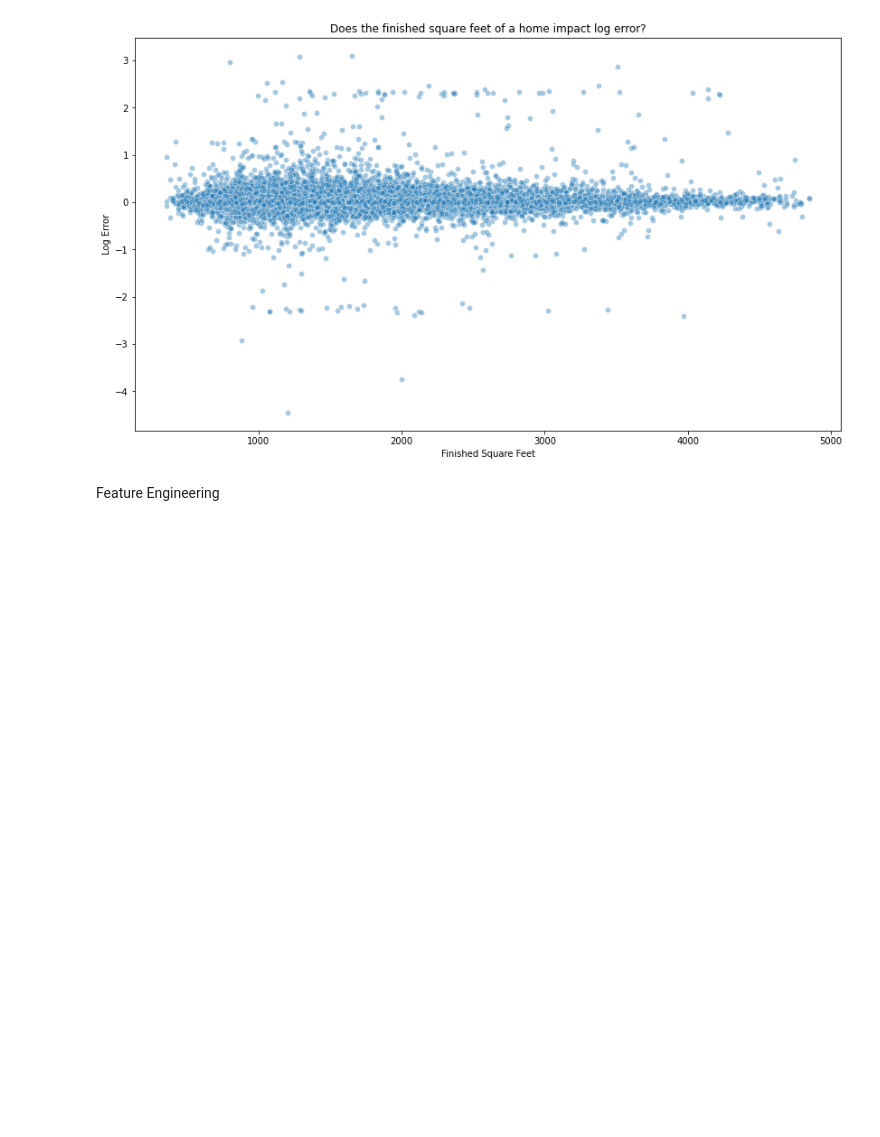
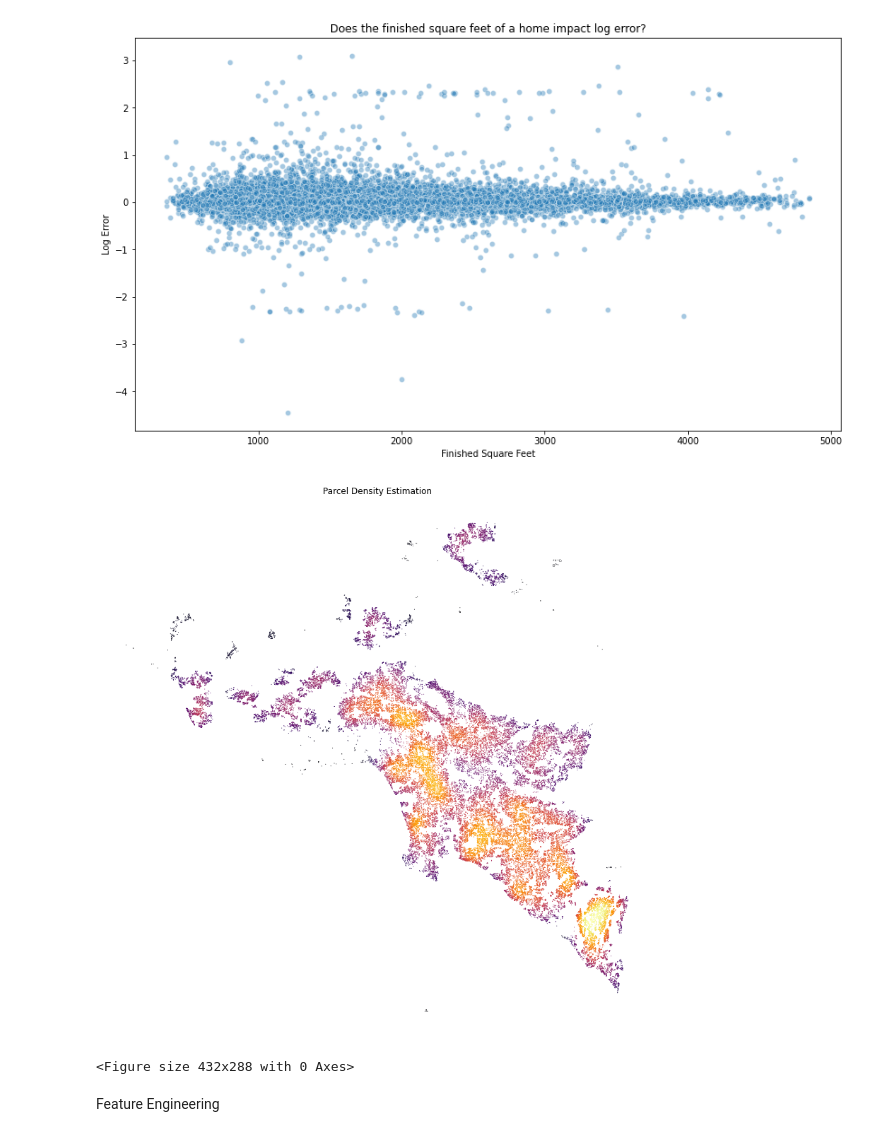
Before and after one commit to clustering-for-log-error/clustering-for-log-error, a Jupyter notebook: chase_notebook.ipynb, the cells around one changed output. Cells and saved outputs as stored; diff of their text form; code cells hidden in the pictures; blank space fills up the shorter version.

```diff
--- a/chase_notebook.ipynb
+++ b/chase_notebook.ipynb
@@ -402,13 +409,18 @@ plt.show()
 # %% [output]
 [figure]
 # %%
-# parcelDensity30000 = cluster.get_pde(df,30000)
+parcelDensity30000 = cluster.get_pde(df,30000)
 
-# plt.figure(figsize=(14,14))
-# plt.axis("off")
-# plt.title("Parcel Density Estimation")
-# plt.scatter(df['longitude'].values, df['latitude'].values, c=parcelDensity30000,cmap='inferno', s=1, edgecolor='')
-# plt.show()
+plt.figure(figsize=(14,14))
+plt.axis("off")
+plt.title("Parcel Density Estimation")
+plt.scatter(df['longitude'].values, df['latitude'].values, c=parcelDensity30000,cmap='inferno', s=1, edgecolor='')
+plt.show()
+
+plt.savefig('parcel_density.png')
+# %% [output]
+[figure, added]
+<Figure size 432x288 with 0 Axes>
 # %% [markdown]
 Feature Engineering
 # %%
```
Also changed, not shown: parts of 32 cells of this notebook.
